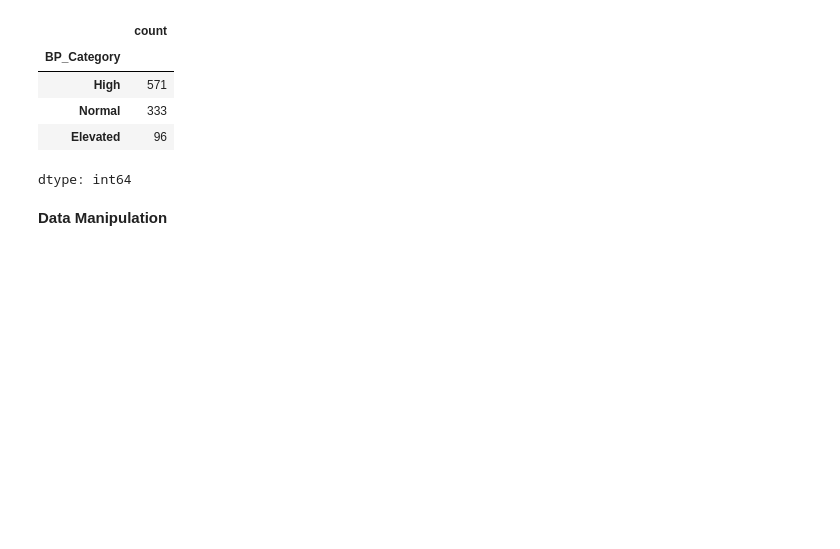
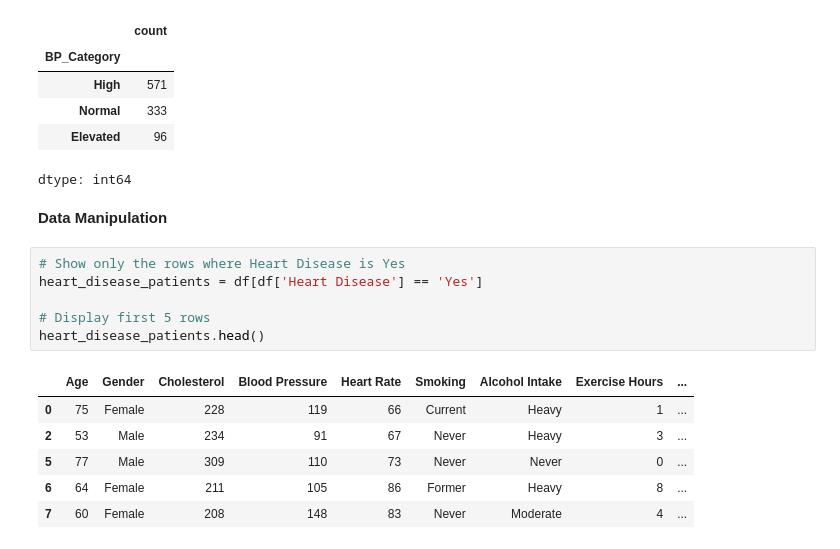
Before and after one commit to Ashishjoshi794/heart-disease-prediction, a Jupyter notebook: heart_disease_prediction.ipynb, the cells around one changed output. Drawn from its saved outputs; the diff is of its cells as text; blank space fills up the shorter version.

```diff
--- a/heart_disease_prediction.ipynb
+++ b/heart_disease_prediction.ipynb
@@ -332,3 +332,16 @@ df['BP_Category'].value_counts()
 dtype: int64
 # %% [markdown]
 **Data Manipulation**
+# %%
+# Show only the rows where Heart Disease is Yes
+heart_disease_patients = df[df['Heart Disease'] == 'Yes']
+
+# Display first 5 rows
+heart_disease_patients.head()
+# %% [output]
+|  | Age | Gender | Cholesterol | Blood Pressure | Heart Rate | Smoking | Alcohol Intake | Exercise Hours | ... |
+| 0 | 75 | Female | 228 | 119 | 66 | Current | Heavy | 1 | ... |
+| 2 | 53 | Male | 234 | 91 | 67 | Never | Heavy | 3 | ... |
+| 5 | 77 | Male | 309 | 110 | 73 | Never | Never | 0 | ... |
+| 6 | 64 | Female | 211 | 105 | 86 | Former | Heavy | 8 | ... |
+| 7 | 60 | Female | 208 | 148 | 83 | Never | Moderate | 4 | ... |
```
Also changed, not shown: parts of 9 cells of this notebook.
